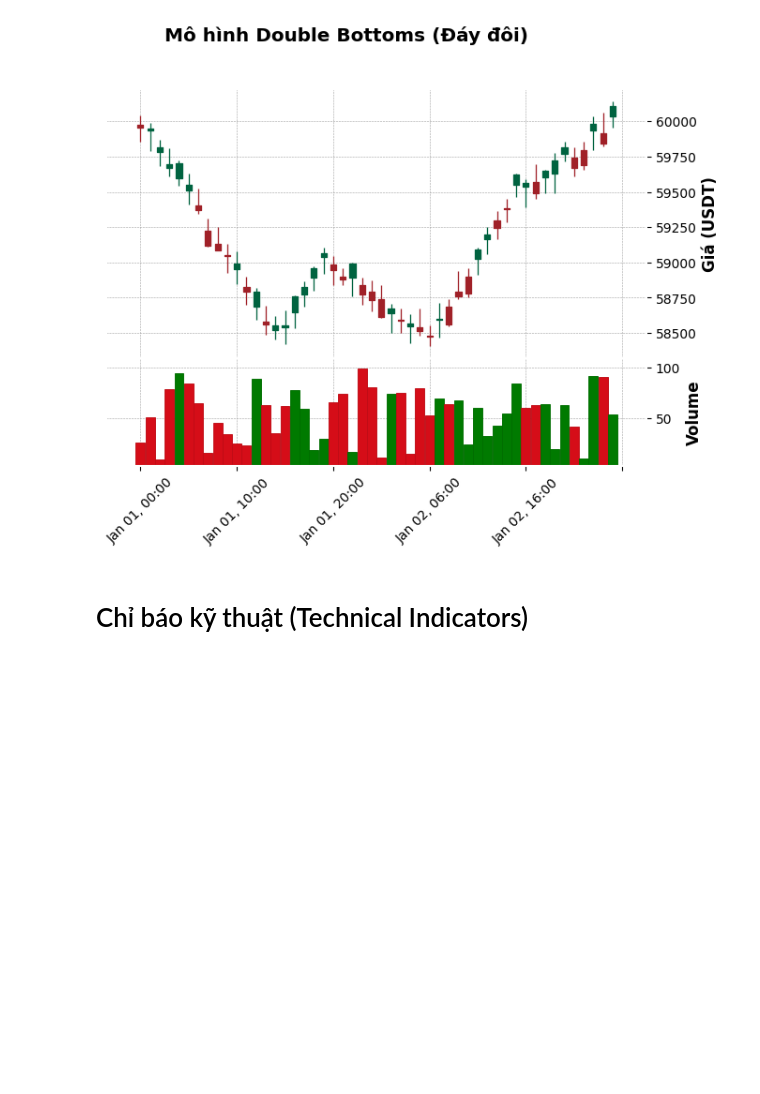
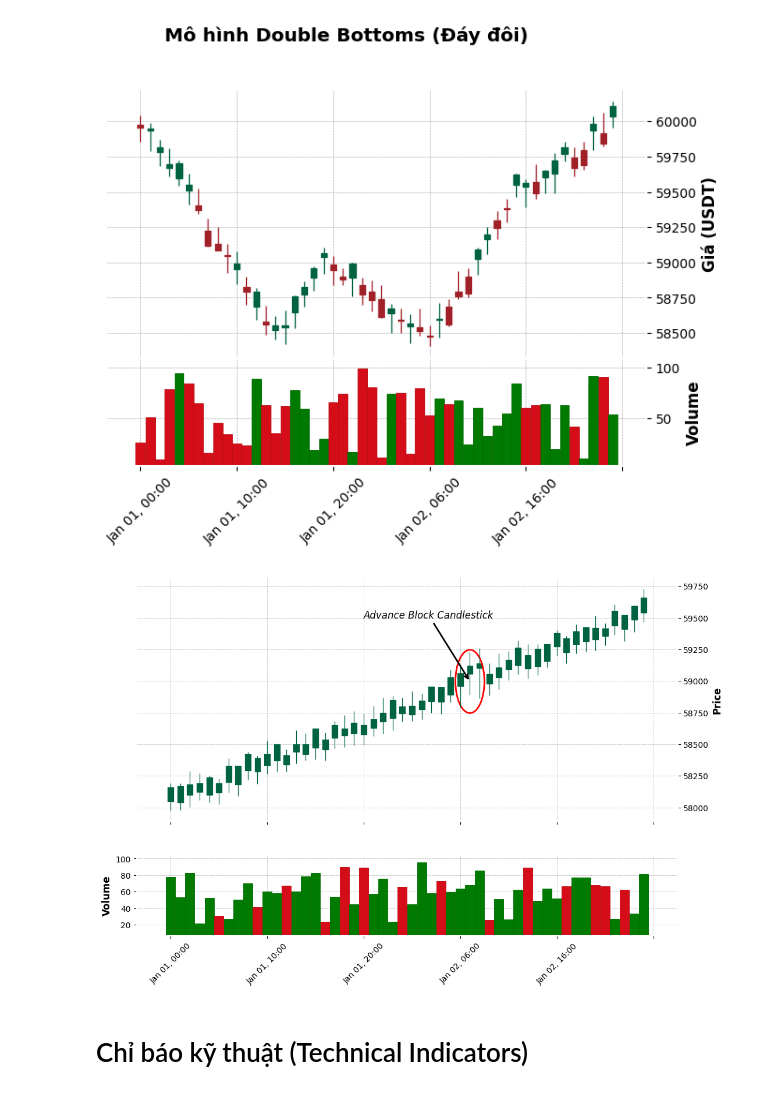
Before and after one commit to Kuro2403/Cryptocurrency-prediction-trending, a Jupyter notebook: TrainingModelCryptoPrediction.ipynb, the cells around one changed output. Cells and saved outputs as stored; diff of their text form; code cells hidden in the pictures; blank space fills up the shorter version.

Commit message:
Update architecture for training purpose. Update more chart pattern code.

```diff
--- a/TrainingModelCryptoPrediction.ipynb
+++ b/TrainingModelCryptoPrediction.ipynb
@@ -463,6 +521,83 @@ plt.show()
 [figure]
 <Figure size 1200x600 with 0 Axes>
 [figure]
+# %%
+import numpy as np
+import pandas as pd
+import matplotlib.pyplot as plt
+import mplfinance as mpf
+from matplotlib.patches import Ellipse
+
+# 🔹 Tạo dữ liệu mô phỏng xu hướng tăng
+num_candles = 50
+timestamps = pd.date_range(start="2024-01-01", periods=num_candles, freq="H")
+
+# Giá mở cửa tăng dần
+open_prices = np.linspace(58000, 59500, num_candles) + np.random.uniform(-50, 50, num_candles)
+
+# Giá cao hơn tạo bóng trên dài
+high_prices = open_prices + np.random.uniform(100, 200, num_candles)
+
+# Giá thấp dao động (đảm bảo xu hướng tăng)
+low_prices = open_prices - np.random.uniform(50, 100, num_candles)
+
+# Giá đóng cửa tăng dần nhưng có một số nến giảm
+close_prices = open_prices + np.random.uniform(50, 150, num_candles)
+
+# 📌 **Tạo 3 nến Advance Block**
+advance_block_index = 30  # Bắt đầu từ nến 30
+
+# 🔹 Nến 1: Tăng mạnh, thân dài
+open_prices[advance_block_index] = open_prices[advance_block_index - 1] + np.random.uniform(50, 100)
+close_prices[advance_block_index] = open_prices[advance_block_index] + np.random.uniform(100, 150)
+high_prices[advance_block_index] = close_prices[advance_block_index] + np.random.uniform(50, 100)
+
+# 🔹 Nến 2: Tăng nhưng thân ngắn hơn 70% so với nến 1, bóng trên dài
+open_prices[advance_block_index + 1] = np.random.uniform(open_prices[advance_block_index], close_prices[advance_block_index])
+close_prices[advance_block_index + 1] = open_prices[advance_block_index + 1] + (close_prices[advance_block_index] - open_prices[advance_block_index]) * np.random.uniform(0.5, 0.7)
+high_prices[advance_block_index + 1] = close_prices[advance_block_index + 1] + np.random.uniform(100, 150)
+
+# 🔹 Nến 3: Tăng nhưng thân nhỏ hơn nến 2, bóng trên dài
+open_prices[advance_block_index + 2] = np.random.uniform(open_prices[advance_block_index + 1], close_prices[advance_block_index + 1])
+close_prices[advance_block_index + 2] = open_prices[advance_block_index + 2] + (close_prices[advance_block_index + 1] - open_prices[advance_block_index + 1]) * np.random.uniform(0.5, 0.7)
+high_prices[advance_block_index + 2] = close_prices[advance_block_index + 2] + np.random.uniform(100, 150)
+
+# Tạo volume ngẫu nhiên
+volumes = np.random.uniform(20, 100, num_candles)
+
+# 🔹 Xây dựng DataFrame
+df = pd.DataFrame({
+    "open": open_prices,
+    "high": high_prices,
+    "low": low_prices,
+    "close": close_prices,
+    "volume": volumes
+}, index=timestamps)
+
+# 📌 **Tạo figure và hai trục**
+fig, (ax1, ax2) = plt.subplots(2, 1, figsize=(12, 8), gridspec_kw={'height_ratios': [3, 1]}, sharex=True)
+
+# 🔹 Vẽ biểu đồ nến
+mpf.plot(df, type='candle', style='charles', ax=ax1, volume=ax2)
+
+# 📌 **Đánh dấu mô hình Advance Block**
+x_center = timestamps[advance_block_index + 1]
+y_center = (df['high'][advance_block_index] + df['low'][advance_block_index + 2]) / 2
+
+# Vẽ ellipse quanh mô hình
+ellipse = Ellipse((advance_block_index + 1, y_center), width=3, height=500, edgecolor='red', facecolor='none', lw=2)
+ax1.add_patch(ellipse)
+
+# Vẽ mũi tên chỉ vào mô hình
+ax1.annotate('Advance Block Candlestick', xy=(advance_block_index + 1, y_center),
+             xytext=(advance_block_index - 10, y_center + 500),
+             arrowprops=dict(facecolor='red', arrowstyle="->", lw=2),
+             fontsize=12, fontstyle='italic', color='black')
+
+# 🔹 Hiển thị biểu đồ
+plt.show()
+# %% [output]
+[figure, added]
 # %% [markdown]
 # Chỉ báo kỹ thuật (Technical Indicators)
 # %%
```
Also changed, not shown: parts of 3 cells of this notebook, 1 other file.
